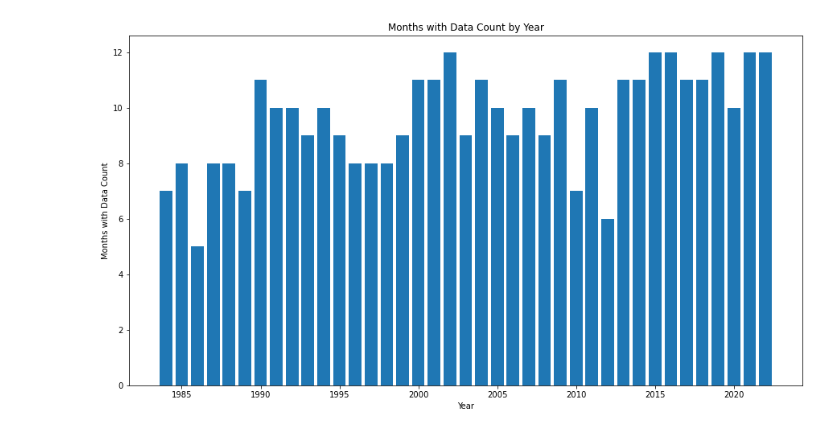
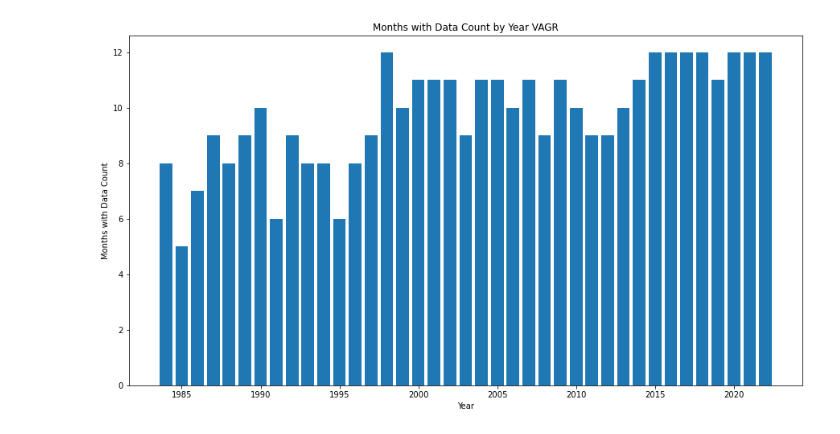
Before and after one commit to carolinamrcr/wave-whisperers, a Jupyter notebook: dataset_linhascosta/EDA_linhasCosta.ipynb, the cells around one changed output. Drawn from its saved outputs; the diff is of its cells as text; code cells hidden in the pictures.

```diff
--- a/dataset_linhascosta/EDA_linhasCosta.ipynb
+++ b/dataset_linhascosta/EDA_linhasCosta.ipynb
@@ -97,10 +164,40 @@ months_with_data_count_by_year
 # %%
+# Read the CSV file
+dfvagr = pd.read_csv('VAGR_shoreline_timeseries.csv')
+date_column = 'dates'
+
+# Convert the "date" column to datetime format
+dfvagr[date_column] = pd.to_datetime(dfvagr[date_column])
+
+# Extract month and year
+dfvagr['month'] = dfvagr[date_column].dt.month
+dfvagr['year'] = dfvagr[date_column].dt.year
+
+# Create a set of all months in a year
+all_months = set(range(1, 13))
+
+# Get unique month-year combinations
+unique_months = set(zip(dfvagr['year'], dfvagr['month']))
+
+# Calculate missing months for each year
+missing_months_by_year = {}
+for year in range(min(dfvagr['year']), max(dfvagr['year']) + 1):
+    missing_months = all_months - set(month for y, month in unique_months if y == year)
+    missing_months_by_year[year] = missing_months
+
+months_with_data_by_year = {}
+months_with_data_count_by_year = {}
+for year in range(min(dfvagr['year']), max(dfvagr['year']) + 1):
+    months_with_data = set(month for y, month in unique_months if y == year)
+    months_with_data_by_year[year] = months_with_data
+    months_with_data_count_by_year[year] = len(months_with_data)
+
 # Create a bar plot
 plt.figure(figsize=(15, 8))
 plt.bar(months_with_data_count_by_year.keys(), months_with_data_count_by_year.values())
 plt.xlabel('Year')
 plt.ylabel('Months with Data Count')
-plt.title('Months with Data Count by Year')
+plt.title('Months with Data Count by Year VAGR')
 plt.show()
 # %% [output]
-[figure, old version]
+[figure, new version]
```
Also changed, not shown: parts of 4 cells of this notebook.
